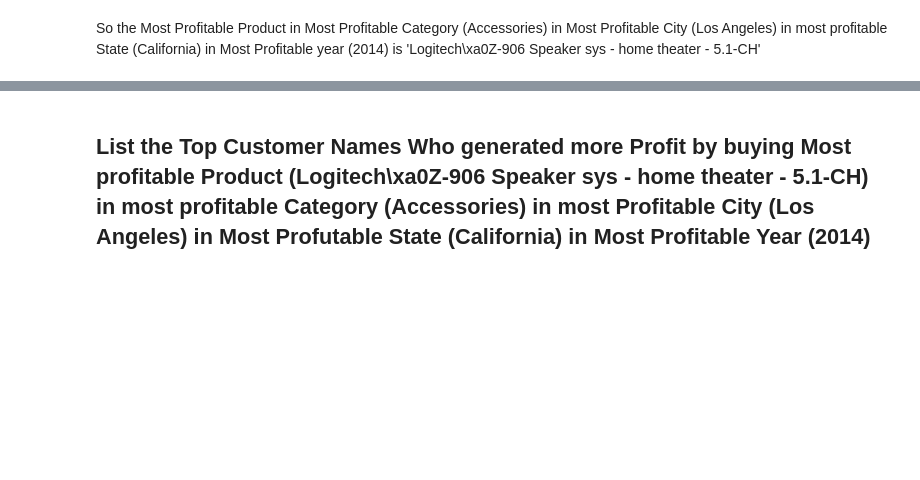
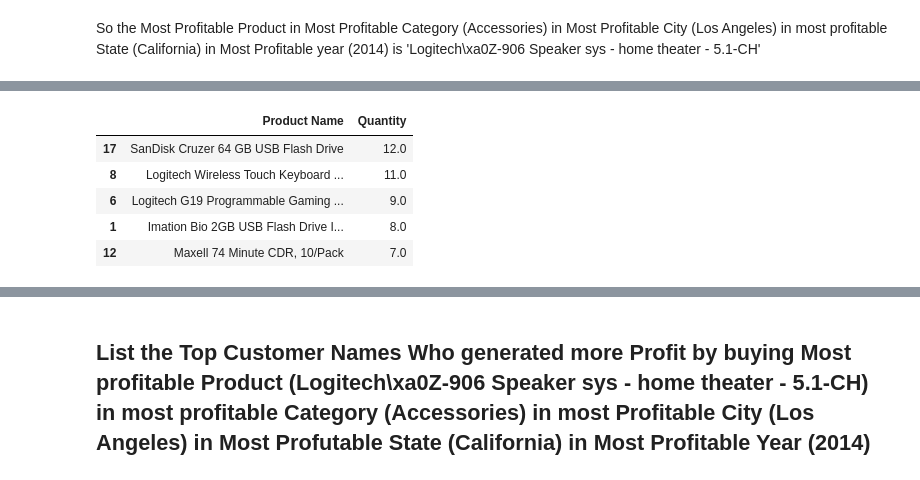
Before and after one commit to AliNaqvi110/Walmart-Sales-in-USA-Analysis, a Jupyter notebook: walmart-sales-in-usa-data-analysis.ipynb, the cells around one changed output, grey strips where cells are left out. Saved outputs shown, nothing was run; the diff lists cells and outputs as text; code cells hidden in the pictures; blank space fills up the shorter version.

Commit message:
Kaggle Notebook | Walmart Sales in USA Data Analysis | Version 2

```diff
--- a/walmart-sales-in-usa-data-analysis.ipynb
+++ b/walmart-sales-in-usa-data-analysis.ipynb
@@ -390,0 +437,12 @@ So the Most Profitable Product in Most Profitable Category (Accessories) in Most
+# %%
+# getting the data to get Number of Quantities Sold by each Product
+pr_product_qnty = pr_product.groupby(['Product Name']).sum()['Quantity'].reset_index()
+pr_product_qnty.sort_values(by='Quantity', ascending=False, inplace=True)
+pr_product_qnty.head()
+# %% [output]
+|  | Product Name | Quantity |
+| 17 | SanDisk Cruzer 64 GB USB Flash Drive | 12.0 |
+| 8 | Logitech Wireless Touch Keyboard ... | 11.0 |
+| 6 | Logitech G19 Programmable Gaming ... | 9.0 |
+| 1 | Imation Bio 2GB USB Flash Drive I... | 8.0 |
+| 12 | Maxell 74 Minute CDR, 10/Pack | 7.0 |
```
Also changed, not shown: parts of 12 cells of this notebook.
